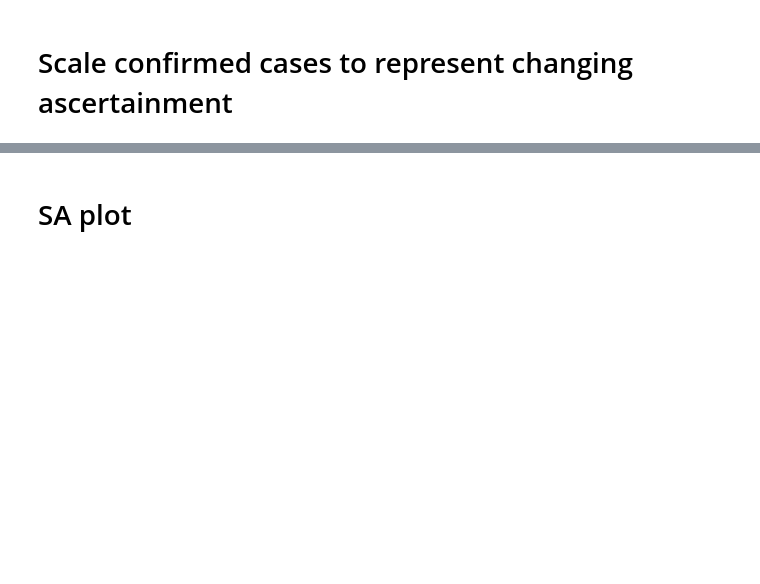
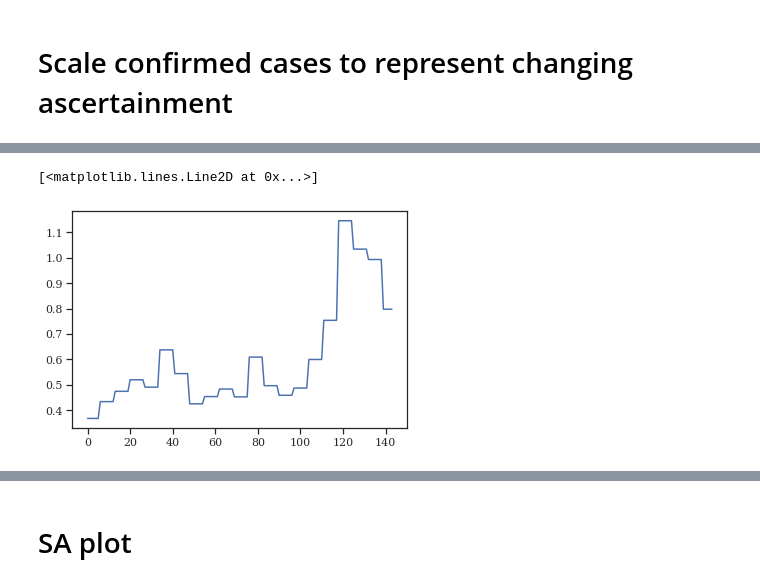
Before and after one commit to g-leech/masks_v_mandates, a Jupyter notebook: notebooks/simulate_changing_ascertainment_rate.ipynb, the cells around one changed output, grey strips where cells are left out. Drawn from its saved outputs; the diff is of its cells as text; code cells hidden in the pictures; blank space fills up the shorter version.

```diff
--- a/notebooks/simulate_changing_ascertainment_rate.ipynb
+++ b/notebooks/simulate_changing_ascertainment_rate.ipynb
@@ -142,0 +152,15 @@ min(ars), max(ars)
+# %%
+
+l = []
+
+for i in range(100):
+    daily_noises = generate_noise(lt=0, scale=7, variance=0.1)
+    ars = ascertainment_rate(daily_noises)
+    l.append(ars)
+
+
+l = np.array(l)
+lo = np.percentile(l, 2.5, axis=0)
+med = np.percentile(l, 50, axis=0)
+hi = np.percentile(l, 97.5, axis=0)
+lo
@@ -142,0 +185,5 @@ min(ars), max(ars)
+# %%
+plt.plot(ars)
+# %% [output]
+[<matplotlib.lines.Line2D at 0x...>]
+[figure, added]
```
Also changed, not shown: parts of 11 cells of this notebook, 3 other files.
